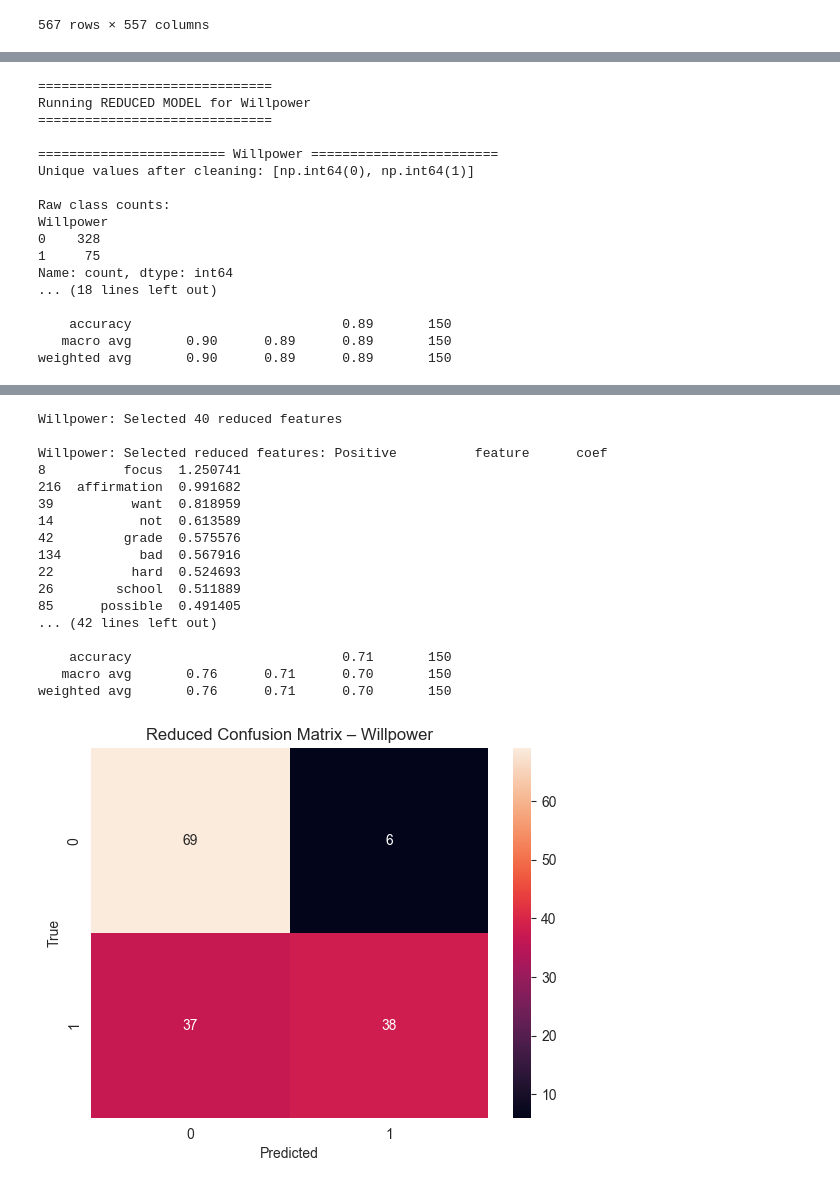
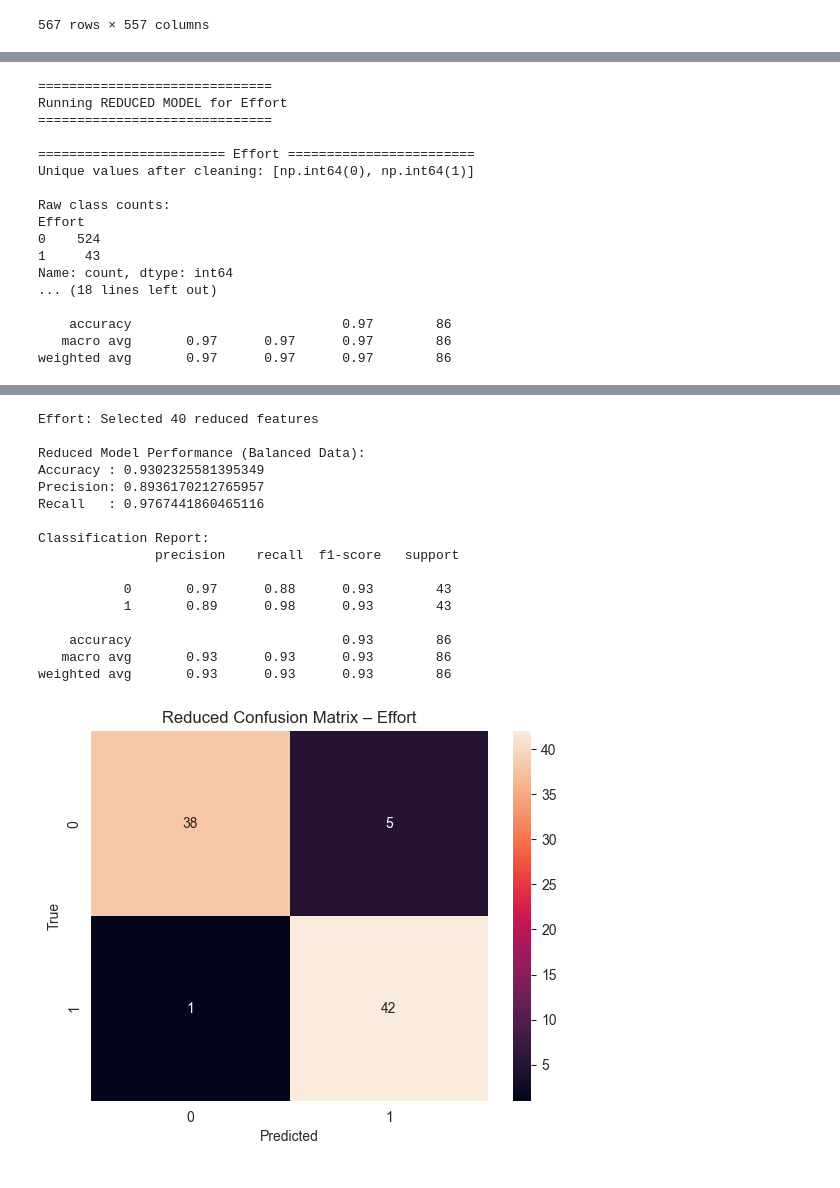
Before and after one commit to YBao7/NLP_Project, a Jupyter notebook: Semantic Similarity Assignment Code.ipynb, the cells around one changed output, grey strips where cells are left out. Drawn from its saved outputs; the diff is of its cells as text; code cells hidden in the pictures.

```diff
--- a/Semantic Similarity Assignment Code.ipynb
+++ b/Semantic Similarity Assignment Code.ipynb
@@ -141,7 +141,7 @@ from gensim import corpora
 # create empty dictionary from gensim library (for the vocabulary)
 dictionary = gensim.corpora.Dictionary()
 # iteratively add each doc to the bag-of-words corpus
-bow_corpus = [dictionary.doc2bow(doc, allow_update=True) for doc in filtered_docs]
+bow_corpus = [dictionary.doc2bow(doc, allow_update=True) for doc in text_df_filtered["tokens"]]
 # %%
 import numpy as np
 
@@ -215 +216,7 @@ tfidf_df[:10]
 # %%
+# Force both objects to use the same simple index 0..N-1
+text_df_filtered = text_df_filtered.reset_index(drop=True)
+tfidf_df = tfidf_df.reset_index(drop=True)
+
+# now they share the same index
+assert all(text_df_filtered.index == tfidf_df.index)
@@ -324,15 +317,3 @@ def run_balanced_logreg_for_code(code_col, text_df_filtered, tfidf_df,
     plt.show()
 
     return bal_classifier, X_bal, y_bal
-# %%
-# Example: run for each code
-codes = ['Effort', 'Performance Self-Talk', 'Willpower']  # adjust names to match your columns
-
-results = {}
-for code in codes:
-    clf, X_bal, y_bal = run_balanced_logreg_for_code(
-        code_col=code,
-        text_df_filtered=text_df_filtered,
-        tfidf_df=tfidf_df
-    )
-    results[code] = {'clf': clf, 'X_bal': X_bal, 'y_bal': y_bal}
@@ -448,7 +374,7 @@ def reduced_feature_model_only(clf, X_bal, y_bal, code_name,
 
     return clf_red, X_red, selected_features
 # %%
-codes = ['Effort', 'Performance Self-Talk', 'Willpower']
+codes = ['Willpower', 'Performance Self-Talk', 'Effort']
 
 reduced_results = {}
 
@@ -557,17 +481,17 @@ weighted avg       0.86      0.84      0.84        62
 ==============================
-Running REDUCED MODEL for Willpower
+Running REDUCED MODEL for Effort
 ==============================
 
-======================== Willpower ========================
+======================== Effort ========================
 Unique values after cleaning: [np.int64(0), np.int64(1)]
 
 Raw class counts:
-Willpower
-0    328
-1     75
+Effort
+0    524
+1     43
 Name: count, dtype: int64
 ... (18 lines left out)
 
-    accuracy                           0.89       150
-   macro avg       0.90      0.89      0.89       150
-weighted avg       0.90      0.89      0.89       150
+    accuracy                           0.97        86
+   macro avg       0.97      0.97      0.97        86
+weighted avg       0.97      0.97      0.97        86
@@ -575,19 +499,18 @@ weighted avg       0.90      0.89      0.89       150
-Willpower: Selected 40 reduced features
+Effort: Selected 40 reduced features
 
-Willpower: Selected reduced features: Positive          feature      coef
-8          focus  1.250741
-216  affirmation  0.991682
-39          want  0.818959
-14           not  0.613589
-42         grade  0.575576
-134          bad  0.567916
-22          hard  0.524693
-26        school  0.511889
-85      possible  0.491405
-... (42 lines left out)
+Reduced Model Performance (Balanced Data):
+Accuracy : 0.9302325581395349
+Precision: 0.8936170212765957
+Recall   : 0.9767441860465116
 
-    accuracy                           0.71       150
-   macro avg       0.76      0.71      0.70       150
-weighted avg       0.76      0.71      0.70       150
+Classification Report:
+               precision    recall  f1-score   support
+
+           0       0.97      0.88      0.93        43
+           1       0.89      0.98      0.93        43
+
+    accuracy                           0.93        86
+   macro avg       0.93      0.93      0.93        86
+weighted avg       0.93      0.93      0.93        86
-[figure, old version]
+[figure, new version]
 # %%
```
Also changed, not shown: parts of 12 cells of this notebook.
